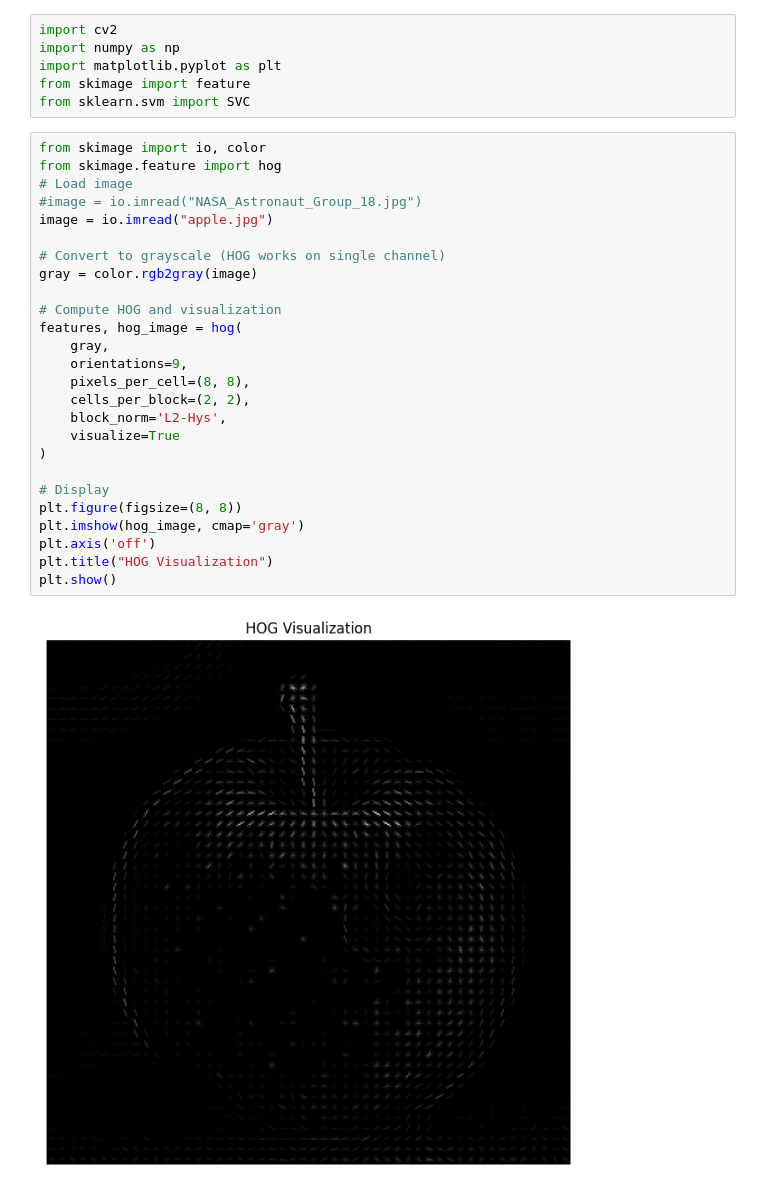
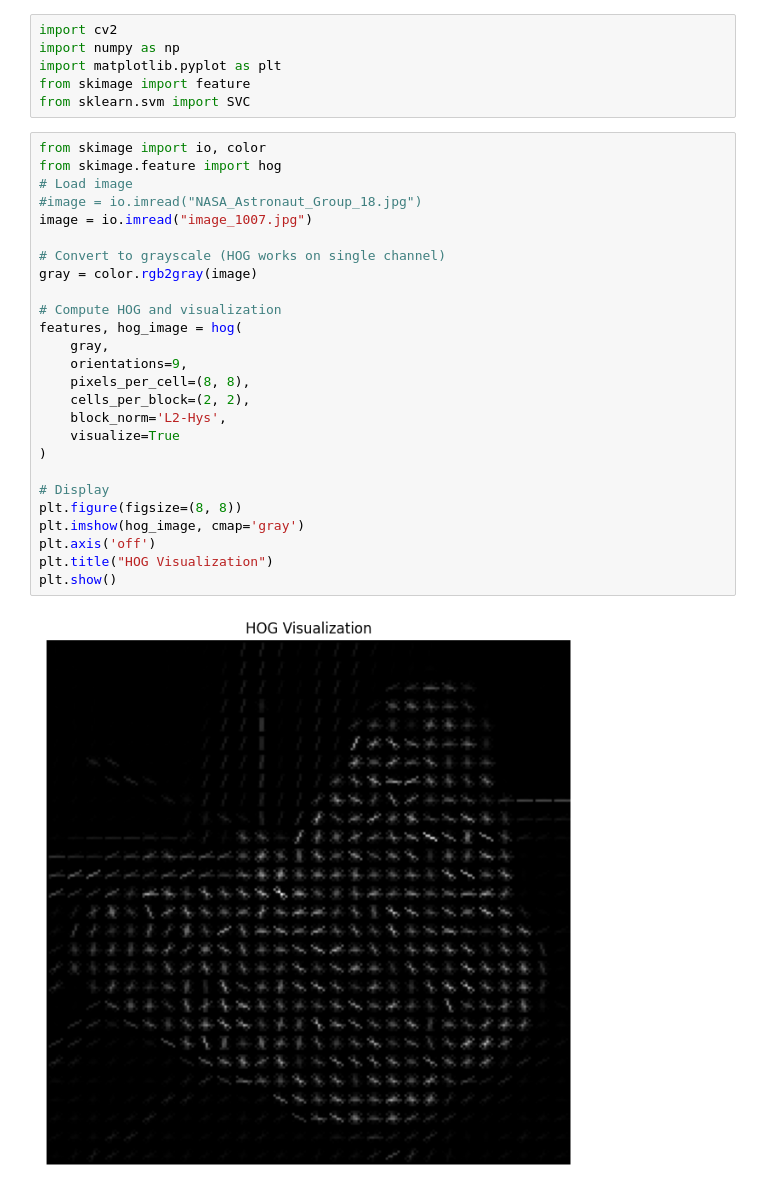
Before and after one commit to SailorJens/CV_Uni_Module, a Jupyter notebook: 5_11_FaceDetection_JensSegler.ipynb, the cells around one changed output. Drawn from its saved outputs; the diff is of its cells as text.

```diff
--- a/5_11_FaceDetection_JensSegler.ipynb
+++ b/5_11_FaceDetection_JensSegler.ipynb
@@ -7,28 +7,28 @@ from sklearn.svm import SVC
 # %%
 from skimage import io, color
 from skimage.feature import hog
 # Load image
 #image = io.imread("NASA_Astronaut_Group_18.jpg")
-image = io.imread("apple.jpg")
+image = io.imread("image_1007.jpg")
 
 # Convert to grayscale (HOG works on single channel)
 gray = color.rgb2gray(image)
 
 # Compute HOG and visualization
 features, hog_image = hog(
     gray,
     orientations=9,
     pixels_per_cell=(8, 8),
     cells_per_block=(2, 2),
     block_norm='L2-Hys',
     visualize=True
 )
 
 # Display
 plt.figure(figsize=(8, 8))
 plt.imshow(hog_image, cmap='gray')
 plt.axis('off')
 plt.title("HOG Visualization")
 plt.show()
 # %% [output]
-[figure, old version]
+[figure, new version]
```
Also changed, not shown: parts of 2 cells of this notebook.
